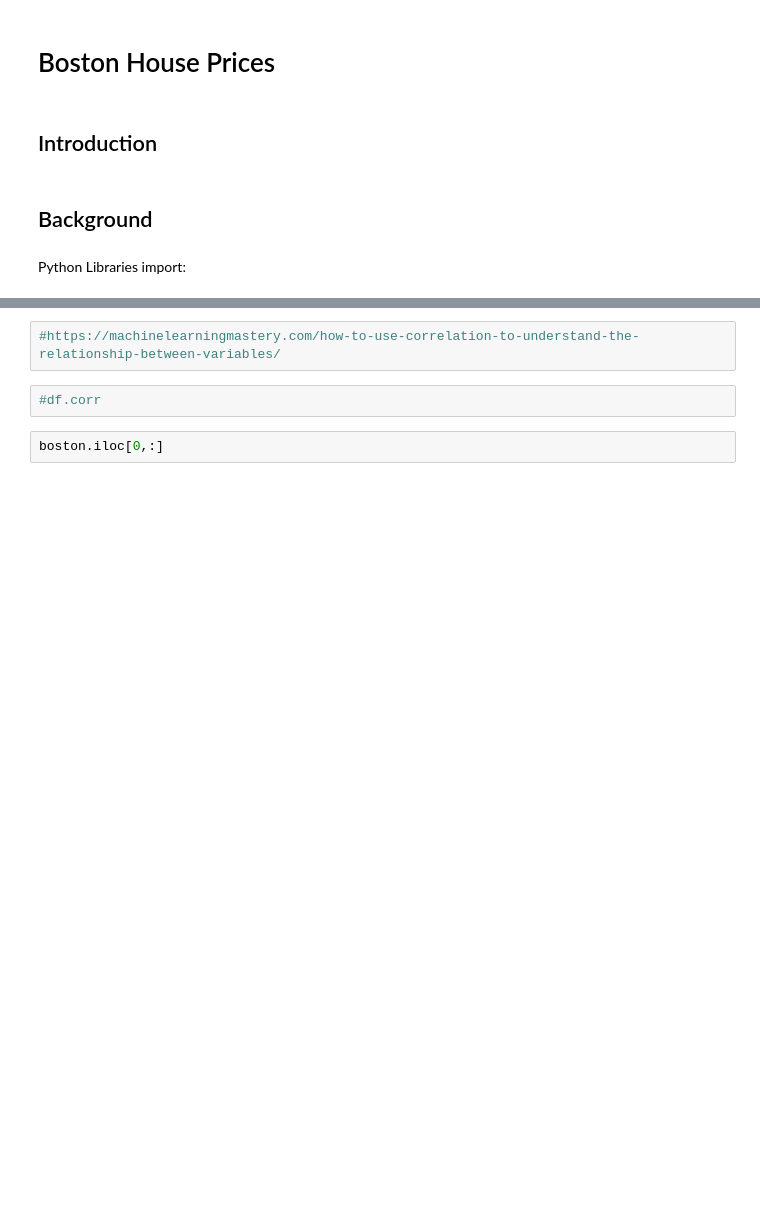
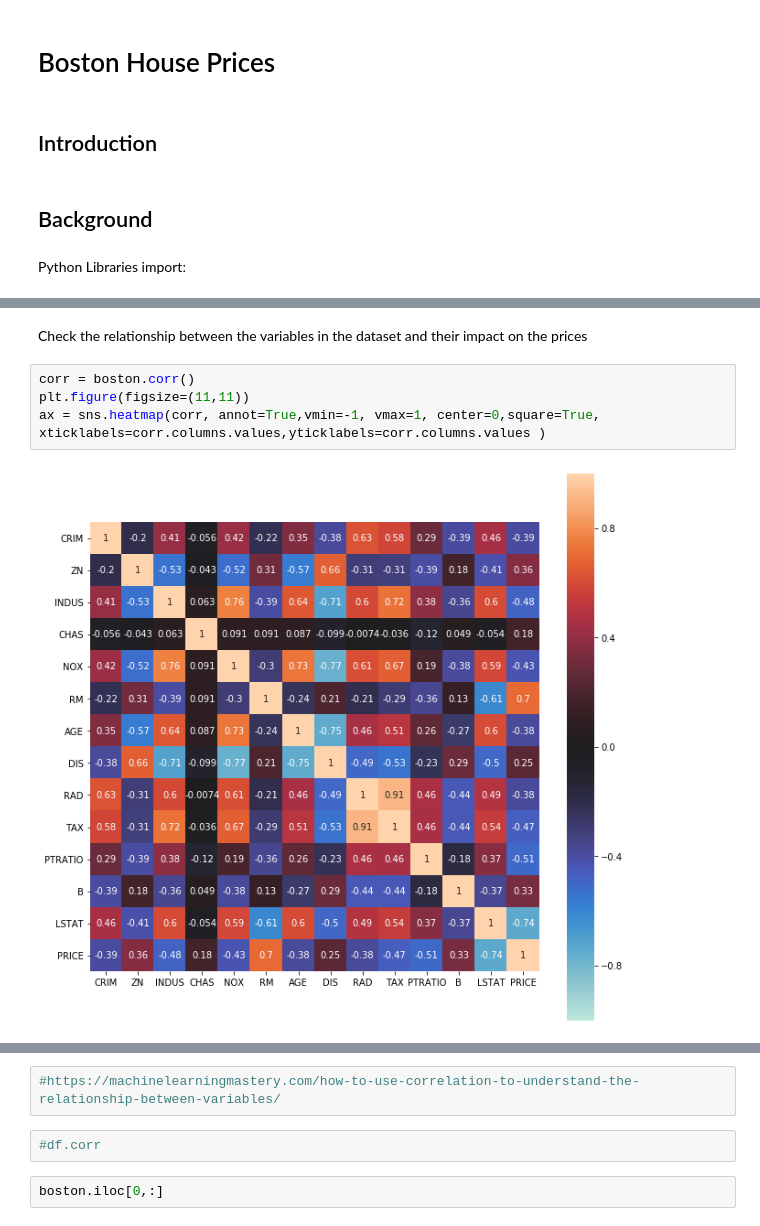
Before and after one commit to jobur123/MLProjectNov19, a Jupyter notebook: Boston House Prices.ipynb, the cells around one changed output, grey strips where cells are left out. Cells and saved outputs as stored; diff of their text form; blank space fills up the shorter version.

```diff
--- a/Boston House Prices.ipynb
+++ b/Boston House Prices.ipynb
@@ -58,0 +122,8 @@ boston.describe()
+# %% [markdown]
+Check the relationship between the variables in the dataset and their impact on the prices
+# %%
+corr = boston.corr()
+plt.figure(figsize=(11,11))
+ax = sns.heatmap(corr, annot=True,vmin=-1, vmax=1, center=0,square=True, xticklabels=corr.columns.values,yticklabels=corr.columns.values )
+# %% [output]
+[figure, added]
```
Also changed, not shown: parts of 19 cells of this notebook.
